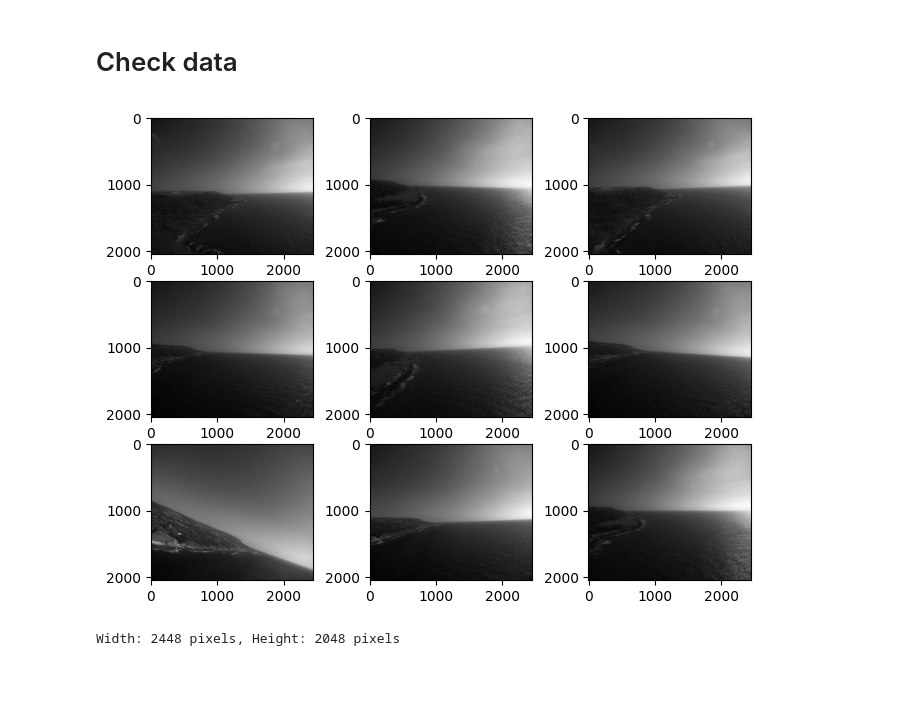
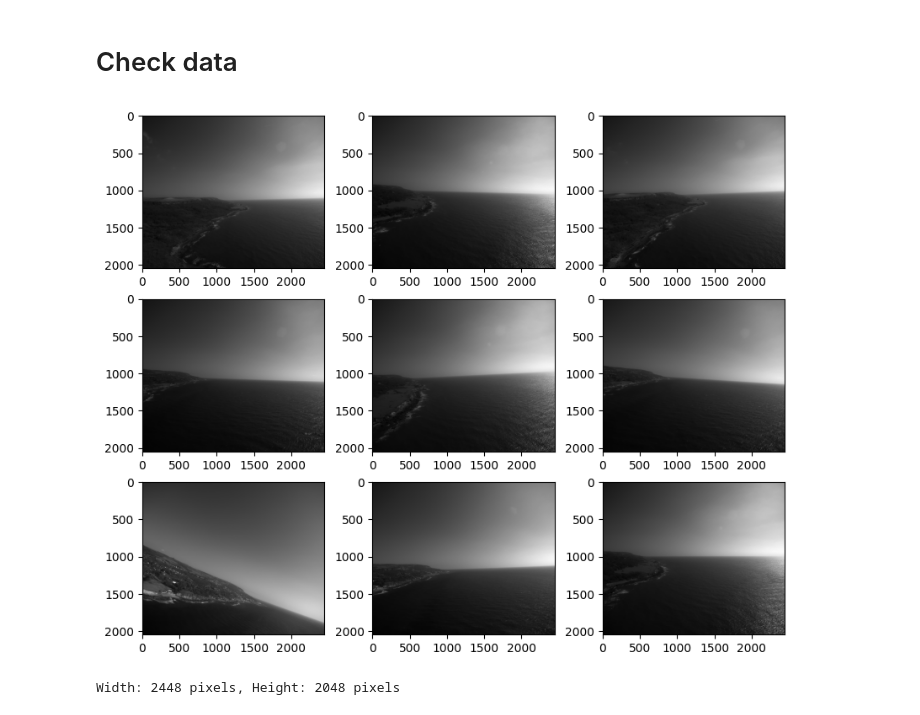
Before and after one commit to boemer00/aot-object-tracking-aws, a Jupyter notebook: notebooks/working_model_v2.ipynb, the cells around one changed output. Drawn from its saved outputs; the diff is of its cells as text; code cells hidden in the pictures; blank space fills up the shorter version.

```diff
--- a/notebooks/working_model_v2.ipynb
+++ b/notebooks/working_model_v2.ipynb
@@ -137,23 +125,23 @@ memory usage: 82.4+ KB
 # %%
 # get the directory of the current script
 script_dir = os.getcwd()
 
 # construct relative path to the airborne_images folder
 image_folder = os.path.join(script_dir, '..', 'raw_data', 'airborne_images')
 
 # list the images in the folder
 image_files = [f for f in os.listdir(image_folder) if f.endswith('.png')]
 
-fig = plt.figure(figsize=(8,6))
+fig = plt.figure(figsize=(10,8))
 
 for i in range(1, 10):
     img = cv2.imread(os.path.join(image_folder, image_files[i]))
     fig.add_subplot(3, 3, i)
     plt.imshow(img, cmap='gray')
 
 plt.show()
 # %% [output]
-[figure, old version]
+[figure, new version]
 # %%
 img_test_1 = cv2.imread(os.path.join(image_folder, image_files[0]))
 
```
Also changed, not shown: parts of 43 cells of this notebook, 2 other files.
